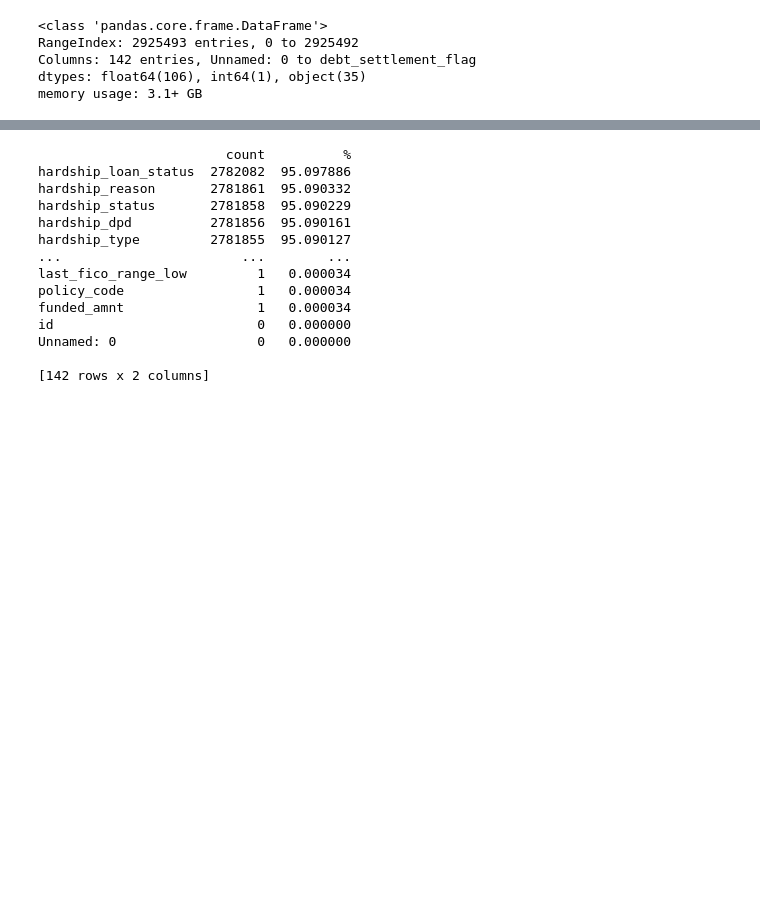
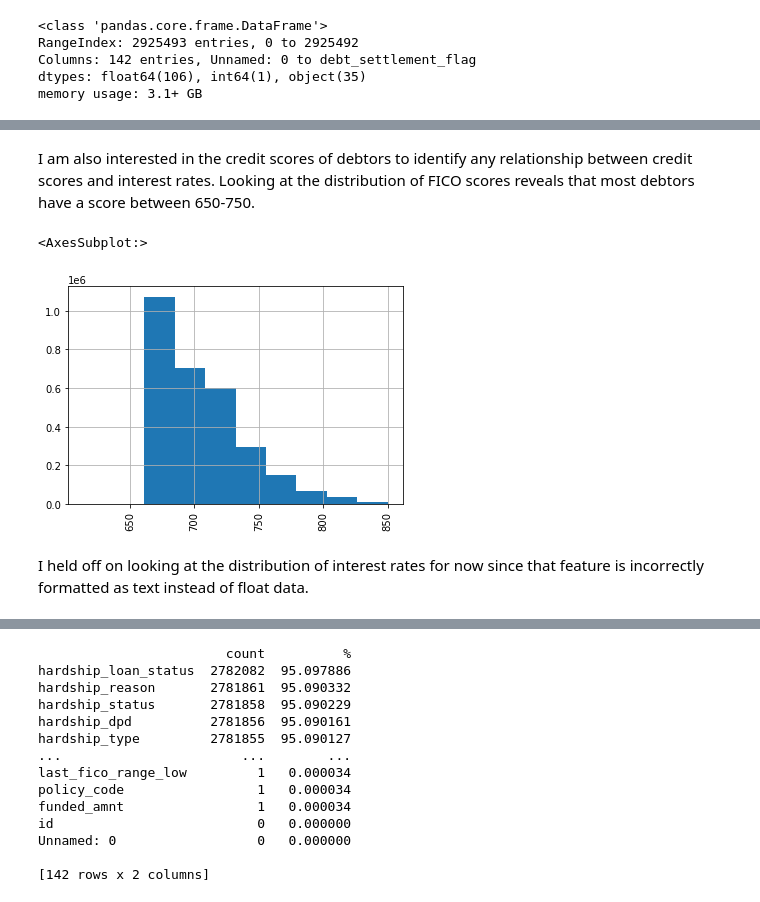
Before and after one commit to CompleteAlgoTrader/Springboard, a Jupyter notebook: notebooks/02 Data Wrangling - Lending Club Loan Default Rate.ipynb, the cells around one changed output, grey strips where cells are left out. Drawn from its saved outputs; the diff is of its cells as text; code cells hidden in the pictures; blank space fills up the shorter version.

```diff
--- a/notebooks/02 Data Wrangling - Lending Club Loan Default Rate.ipynb
+++ b/notebooks/02 Data Wrangling - Lending Club Loan Default Rate.ipynb
@@ -64 +95,10 @@ max                      42135.550000                  40270.980000
+# %% [markdown]
+I am also interested in the credit scores of debtors to identify any relationship between credit scores and interest rates. Looking at the distribution of FICO scores reveals that most debtors have a score between 650-750.
+# %%
+loan_data['fico_range_high'].hist(xrot = 90)
+# %% [output]
+<AxesSubplot:>
+[figure, added]
+# %% [markdown]
+I held off on looking at the distribution of interest rates for now since that feature is incorrectly formatted as text instead of float data.
 # %% [markdown]
```
Also changed, not shown: parts of 56 cells of this notebook.
